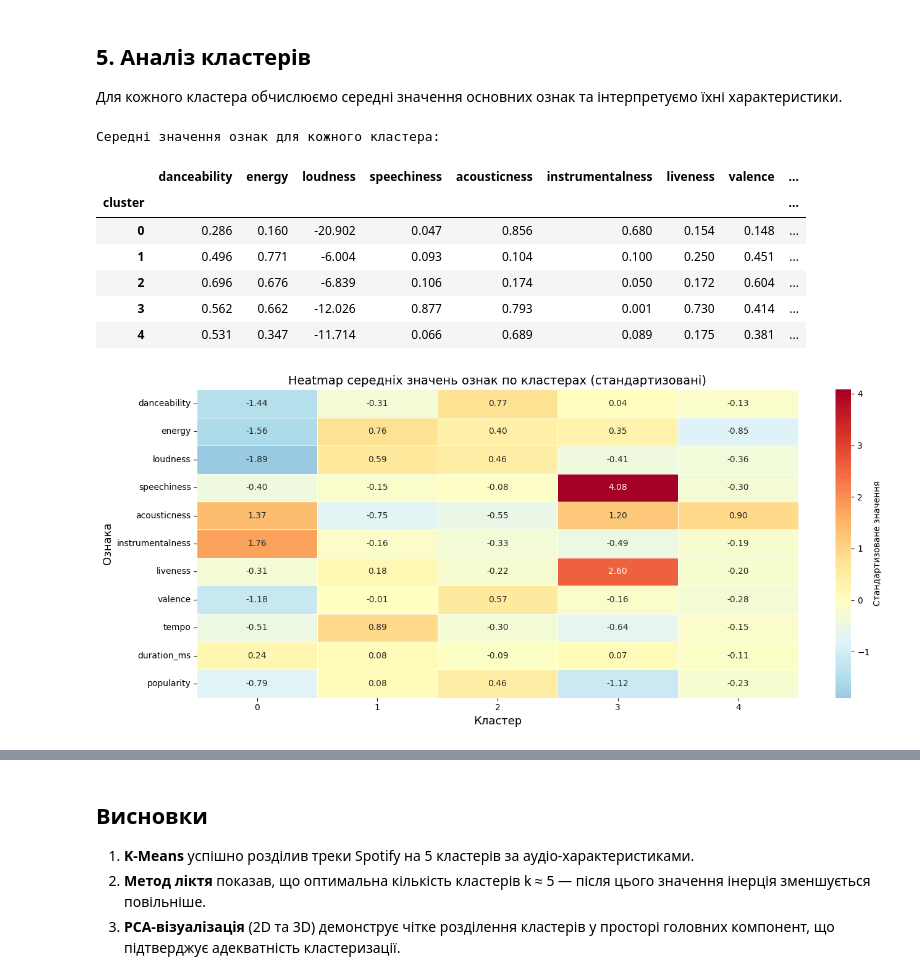
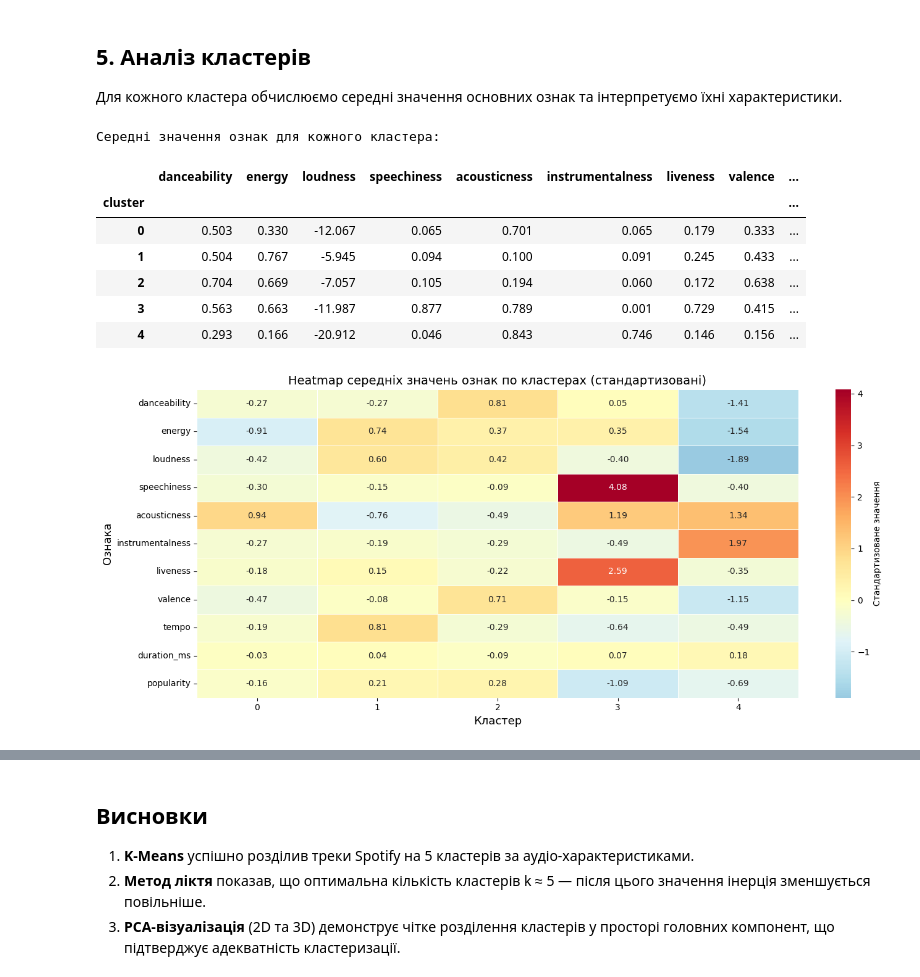
Before and after one commit to valera99686/dm-lab3, a Jupyter notebook: Lab3_Clustering.ipynb, the cells around one changed output, grey strips where cells are left out. Cells and saved outputs as stored; diff of their text form; code cells hidden in the pictures.

Commit message:
Виправити інтерпретацію кластерів та виключити popularity/duration_ms з кластеризації

```diff
--- a/Lab3_Clustering.ipynb
+++ b/Lab3_Clustering.ipynb
@@ -68,21 +68,15 @@ df.describe()
 # %%
 # --- Вибір числових аудіо-ознак для кластеризації ---
 
-# Визначаємо список числових ознак, які характеризують аудіо-властивості треків
-# danceability — танцювальність (0-1)
-# energy — енергійність (0-1)
-# loudness — гучність (дБ, від'ємні значення)
-# speechiness — наявність мовлення (0-1)
-# acousticness — акустичність (0-1)
-# instrumentalness — інструментальність (0-1)
-# liveness — "живість" виконання (0-1)
-# valence — позитивність/настрій (0-1)
-# tempo — темп (удари за хвилину, BPM)
-# duration_ms — тривалість треку в мілісекундах
-# popularity — популярність (0-100)
-numeric_features = ['danceability', 'energy', 'loudness', 'speechiness',
-                     'acousticness', 'instrumentalness', 'liveness',
-                     'valence', 'tempo', 'duration_ms', 'popularity']
+# Для кластеризації використовуємо ЛИШЕ аудіо-характеристики треків.
+# popularity (соціальна метрика) та duration_ms (тривалість) виключені,
+# оскільки мета — групувати треки за звучанням, а не за популярністю/форматом.
+audio_features = ['danceability', 'energy', 'loudness', 'speechiness',
+                  'acousticness', 'instrumentalness', 'liveness',
+                  'valence', 'tempo']
+
+# Список для аналізу кластерів (включає popularity та duration_ms для порівняння)
+numeric_features = audio_features + ['duration_ms', 'popularity']
 
 # Перевірка на пропущені значення у вибраних колонках
 print("Пропущені значення:")
@@ -108,7 +102,7 @@ dtype: int64
 
 Розмірність після видалення пропусків: (232725, 18)
 # %%
-# --- Стандартизація числових ознак ---
+# --- Стандартизація аудіо-ознак для кластеризації ---
 
 # StandardScaler перетворює кожну ознаку так, щоб вона мала середнє = 0 і стд. відхилення = 1
 # Це необхідно для K-Means, оскільки алгоритм використовує евклідову відстань,
@@ -116,10 +110,12 @@ dtype: int64
 # матимуть нерівномірний вплив без стандартизації
 scaler = StandardScaler()
 
-# fit_transform виконує:
-#   1) fit — обчислює середнє та стд. відхилення кожної ознаки
-#   2) transform — застосовує формулу: z = (x - mean) / std
-X_scaled = scaler.fit_transform(df[numeric_features])
+# Стандартизуємо ЛИШЕ аудіо-ознаки (без popularity та duration_ms)
+X_scaled = scaler.fit_transform(df[audio_features])
+
+# Окремий scaler для повного набору ознак (для heatmap у розділі аналізу)
+scaler_full = StandardScaler()
+scaler_full.fit(df[numeric_features])
 
 # Вивід розмірності стандартизованої матриці
 print(f"Розмірність стандартизованих даних: {X_scaled.shape}")
@@ -393,52 +389,53 @@ cluster_means.round(3)
 Середні значення ознак для кожного кластера:
 |  | danceability | energy | loudness | speechiness | acousticness | instrumentalness | liveness | valence | ... |
 | cluster |  |  |  |  |  |  |  |  | ... |
-| 0 | 0.286 | 0.160 | -20.902 | 0.047 | 0.856 | 0.680 | 0.154 | 0.148 | ... |
-| 1 | 0.496 | 0.771 | -6.004 | 0.093 | 0.104 | 0.100 | 0.250 | 0.451 | ... |
-| 2 | 0.696 | 0.676 | -6.839 | 0.106 | 0.174 | 0.050 | 0.172 | 0.604 | ... |
-| 3 | 0.562 | 0.662 | -12.026 | 0.877 | 0.793 | 0.001 | 0.730 | 0.414 | ... |
-| 4 | 0.531 | 0.347 | -11.714 | 0.066 | 0.689 | 0.089 | 0.175 | 0.381 | ... |
+| 0 | 0.503 | 0.330 | -12.067 | 0.065 | 0.701 | 0.065 | 0.179 | 0.333 | ... |
+| 1 | 0.504 | 0.767 | -5.945 | 0.094 | 0.100 | 0.091 | 0.245 | 0.433 | ... |
+| 2 | 0.704 | 0.669 | -7.057 | 0.105 | 0.194 | 0.060 | 0.172 | 0.638 | ... |
+| 3 | 0.563 | 0.663 | -11.987 | 0.877 | 0.789 | 0.001 | 0.729 | 0.415 | ... |
+| 4 | 0.293 | 0.166 | -20.912 | 0.046 | 0.843 | 0.746 | 0.146 | 0.156 | ... |
 # %%
 # --- Побудова Heatmap середніх значень ознак по кластерах ---
 
 # Для коректного порівняння на heatmap стандартизуємо середні значення
 # (щоб ознаки з різними масштабами мали однаковий вплив на колірну шкалу)
+# Використовуємо scaler_full, який навчений на всіх 11 ознаках (включно з popularity, duration_ms)
 cluster_means_scaled = pd.DataFrame(
-    scaler.transform(cluster_means),
+    scaler_full.transform(cluster_means),
     index=cluster_means.index,
     columns=cluster_means.columns
 )
 
 # Створюємо фігуру розміром 14x6 дюймів
 plt.figure(figsize=(14, 6))
 
 # Побудова heatmap за допомогою seaborn
 # annot=True — відображення числових значень у кожній комірці
 # fmt='.2f' — формат з двома десятковими знаками
 # cmap='RdYlBu_r' — палітра від синього (низькі) до червоного (високі значення)
 # center=0 — центр палітри на нулі (стандартизовані дані)
 sns.heatmap(
     cluster_means_scaled.T,
     annot=True,
     fmt='.2f',
     cmap='RdYlBu_r',
     center=0,
     linewidths=0.5,
     cbar_kws={'label': 'Стандартизоване значення'}
 )
 
 # Підписи осей та заголовок
 plt.xlabel('Кластер', fontsize=13)
 plt.ylabel('Ознака', fontsize=13)
 plt.title('Heatmap середніх значень ознак по кластерах (стандартизовані)', fontsize=14)
 
 # Автоматичне коригування відступів
 plt.tight_layout()
 
 # Відображення графіку
 plt.show()
 # %% [output]
-[figure, old version]
+[figure, new version]
 # %%
 # --- Інтерпретація кластерів ---
 
```
Also changed, not shown: parts of 7 cells of this notebook.
